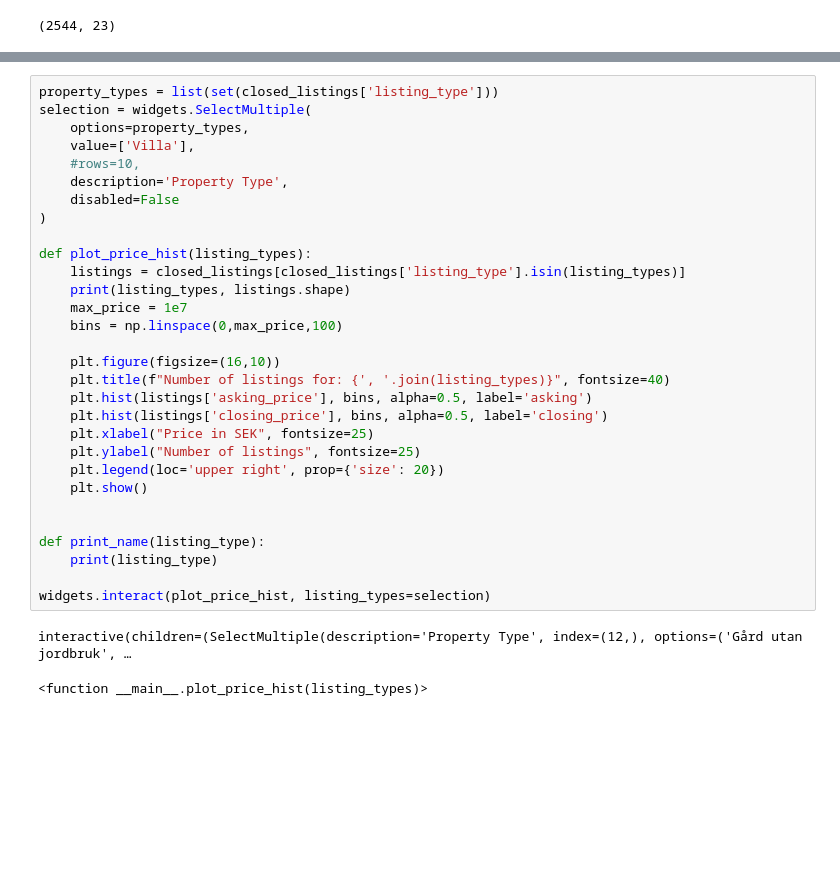
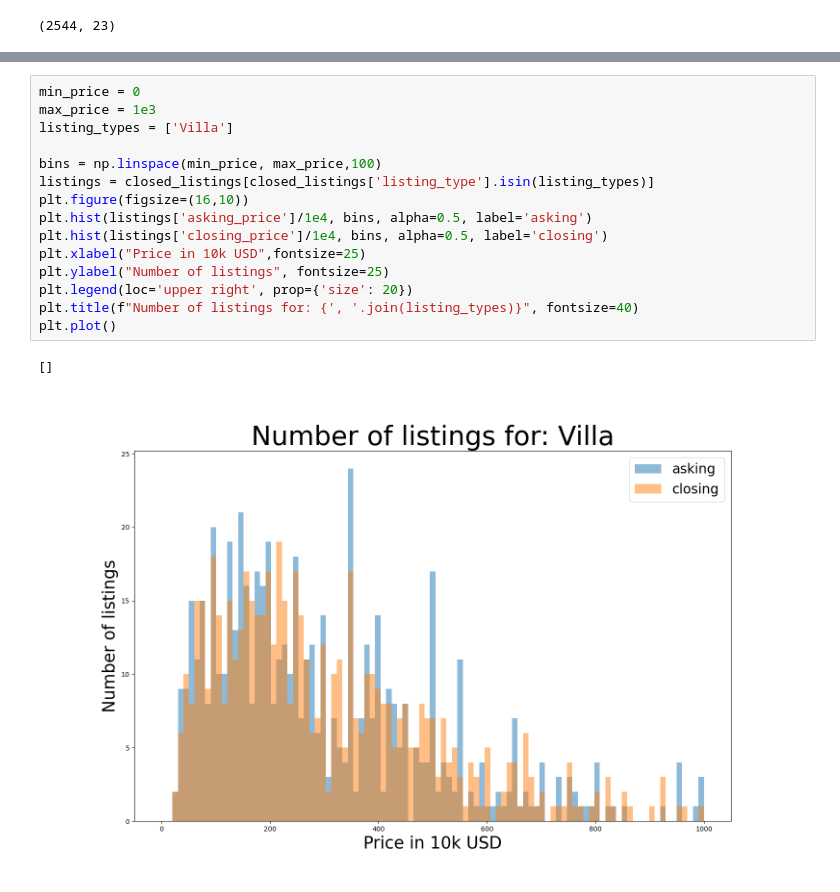
Before and after one commit to orchardpark/realsweden, a Jupyter notebook: property_market.ipynb, the cells around one changed output, grey strips where cells are left out. Cells and saved outputs as stored; diff of their text form; blank space fills up the shorter version.

Commit message:
Remove interactive filters Broken

```diff
--- a/property_market.ipynb
+++ b/property_market.ipynb
@@ -22,33 +37,18 @@ closed_listings.shape
 # %%
-property_types = list(set(closed_listings['listing_type']))
-selection = widgets.SelectMultiple(
-    options=property_types,
-    value=['Villa'],
-    #rows=10,
-    description='Property Type',
-    disabled=False
-)
+min_price = 0
+max_price = 1e3
+listing_types = ['Villa']
 
-def plot_price_hist(listing_types):
-    listings = closed_listings[closed_listings['listing_type'].isin(listing_types)]
-    print(listing_types, listings.shape)
-    max_price = 1e7
-    bins = np.linspace(0,max_price,100)
-
-    plt.figure(figsize=(16,10))
-    plt.title(f"Number of listings for: {', '.join(listing_types)}", fontsize=40)
-    plt.hist(listings['asking_price'], bins, alpha=0.5, label='asking')
-    plt.hist(listings['closing_price'], bins, alpha=0.5, label='closing')
-    plt.xlabel("Price in SEK", fontsize=25)
-    plt.ylabel("Number of listings", fontsize=25)
-    plt.legend(loc='upper right', prop={'size': 20})
-    plt.show()
-
-
-def print_name(listing_type):
-    print(listing_type)
-
-widgets.interact(plot_price_hist, listing_types=selection)
+bins = np.linspace(min_price, max_price,100)
+listings = closed_listings[closed_listings['listing_type'].isin(listing_types)]
+plt.figure(figsize=(16,10))
+plt.hist(listings['asking_price']/1e4, bins, alpha=0.5, label='asking')
+plt.hist(listings['closing_price']/1e4, bins, alpha=0.5, label='closing')
+plt.xlabel("Price in 10k USD",fontsize=25)
+plt.ylabel("Number of listings", fontsize=25)
+plt.legend(loc='upper right', prop={'size': 20})
+plt.title(f"Number of listings for: {', '.join(listing_types)}", fontsize=40)
+plt.plot()
 # %% [output]
-interactive(children=(SelectMultiple(description='Property Type', index=(12,), options=('Gård utan jordbruk', …
+[]
-<function __main__.plot_price_hist(listing_types)>
+[figure, added]
```
Also changed, not shown: parts of 4 cells of this notebook.
